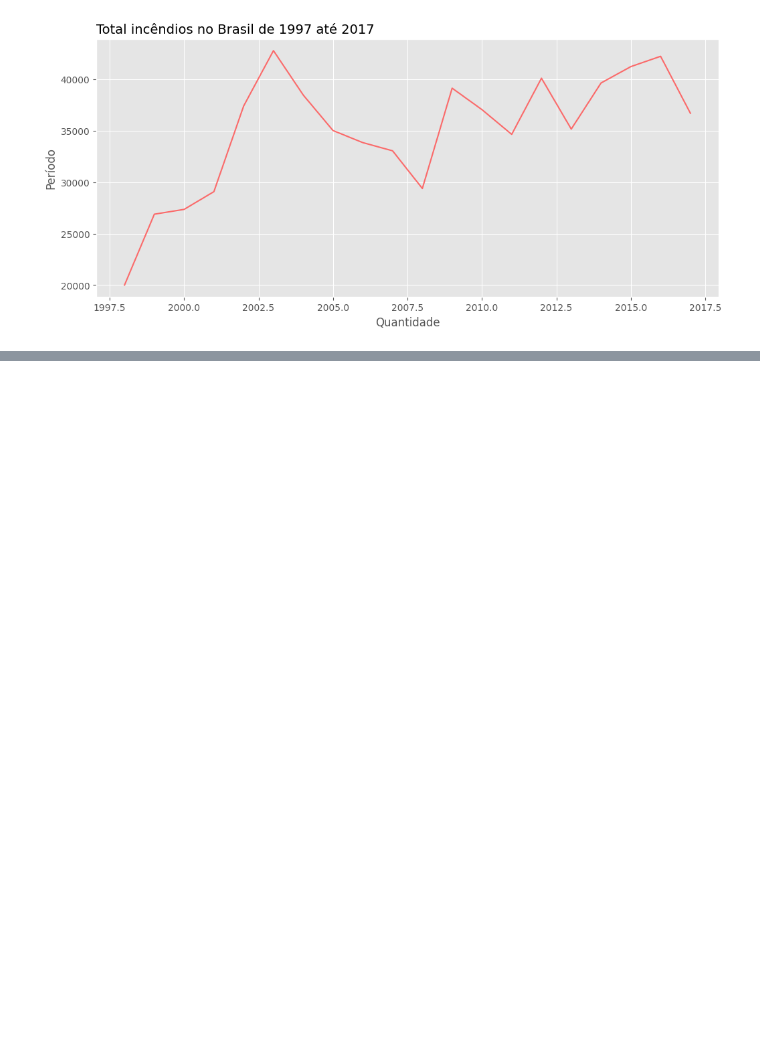
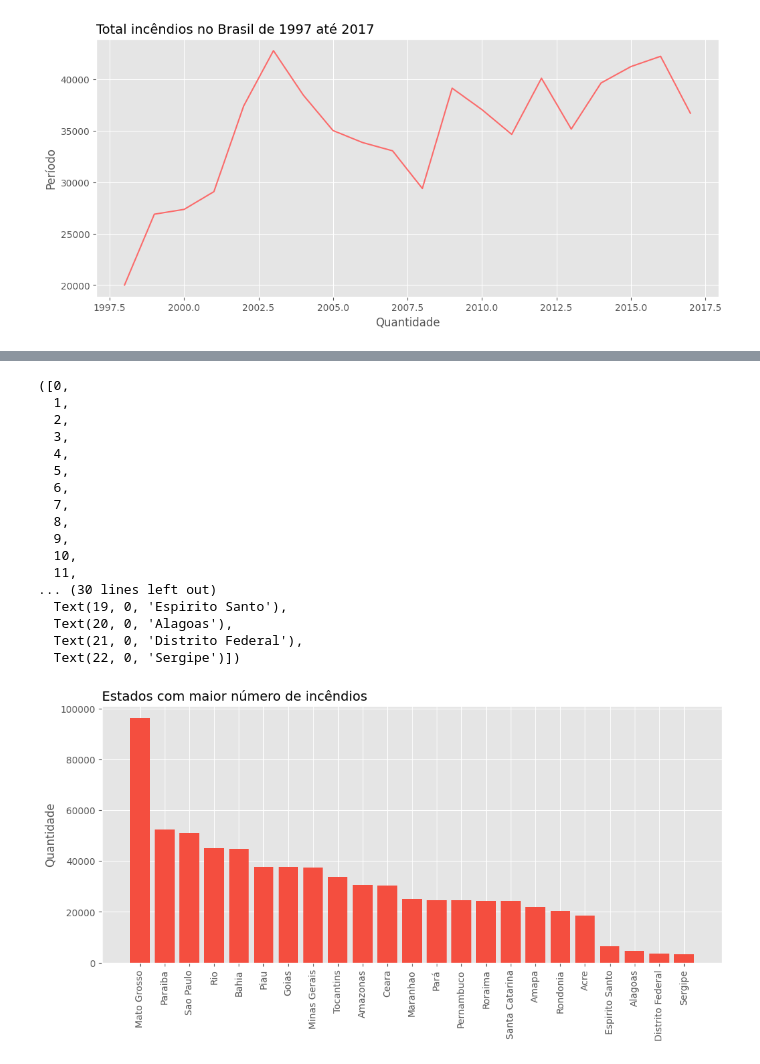
Before and after one commit to 21seya/Analise_dados_conceitos, a Jupyter notebook: projeto09 - Incendio_florestal.ipynb, the cells around one changed output, grey strips where cells are left out. Saved outputs shown, nothing was run; the diff lists cells and outputs as text; code cells hidden in the pictures; blank space fills up the shorter version.

```diff
--- a/projeto09 - Incendio_florestal.ipynb
+++ b/projeto09 - Incendio_florestal.ipynb
@@ -119,0 +140,36 @@ plt.ylabel('Período');
+# %%
+#Analise media pro estado os  incendios
+Analise_estado= df_incendio.groupby(by=['state']).sum().reset_index()[['state','number']].sort_values('number',ascending=False)
+Analise_estado.head()
+
+#Tamanho
+plt.figure(figsize=(12,5))
+
+#Título
+plt.title('Estados com maior número de incêndios',loc='left', fontsize=14)
+
+#Gráfico
+plt.bar(Analise_estado.state,Analise_estado['number'], color='#f44e3f')
+
+# Labels
+plt.ylabel('Quantidade')
+plt.xticks( rotation=90 )
+# %% [output]
+([0,
+  1,
+  2,
+  3,
+  4,
+  5,
+  6,
+  7,
+  8,
+  9,
+  10,
+  11,
+... (30 lines left out)
+  Text(19, 0, 'Espirito Santo'),
+  Text(20, 0, 'Alagoas'),
+  Text(21, 0, 'Distrito Federal'),
+  Text(22, 0, 'Sergipe')])
+[figure, added]
```
Also changed, not shown: parts of 2 cells of this notebook.
